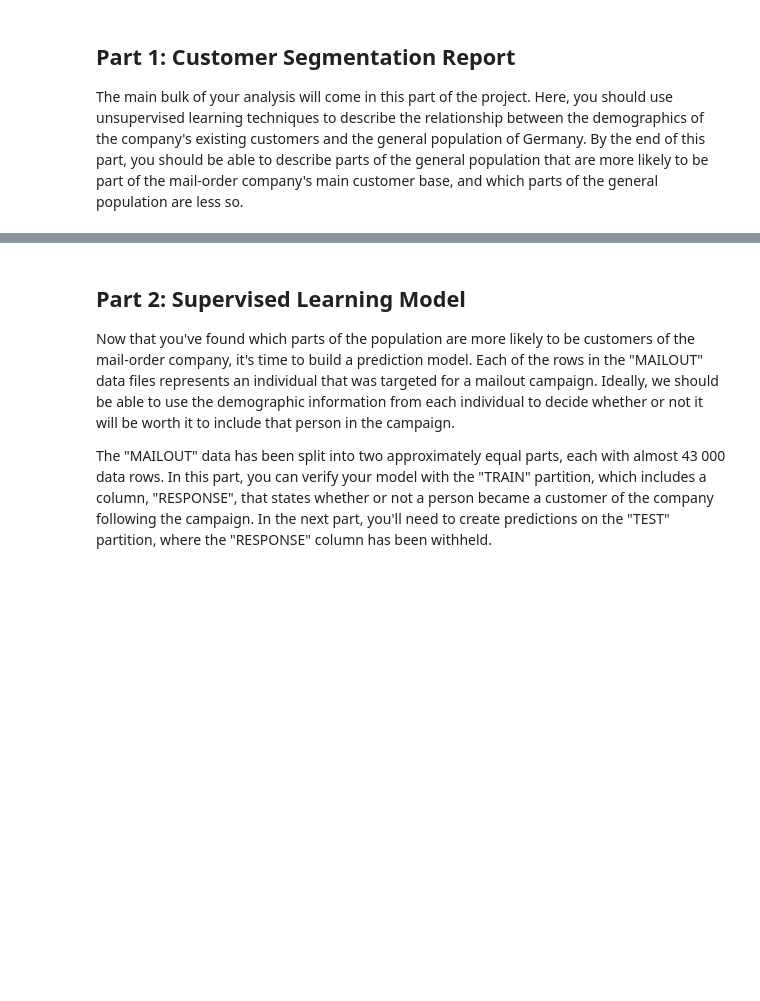
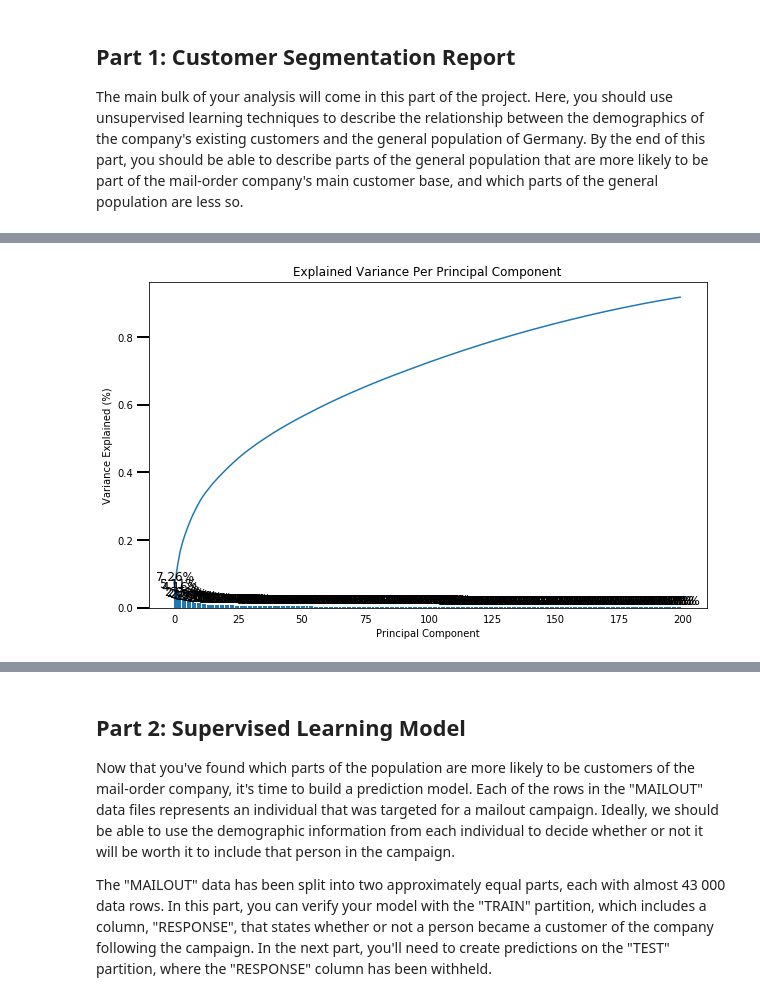
Before and after one commit to ursulahneumann/Arvato_capstone, a Jupyter notebook: Arvato_capstone.ipynb, the cells around one changed output, grey strips where cells are left out. Cells and saved outputs as stored; diff of their text form; code cells hidden in the pictures; blank space fills up the shorter version.

```diff
--- a/Arvato_capstone.ipynb
+++ b/Arvato_capstone.ipynb
@@ -853,0 +924,9 @@ customers_final = pickle.load(open("customers_final.pickle", "rb"))
+# %%
+# Re-apply PCA to the data while selecting to retain 200 components.
+azdias_pca_200, azdias_X_pca_200 = do_pca(200, azdias_final)
+# %%
+# Investigate the variance accounted for by each principal component
+# when 20 components are used
+scree_plot(azdias_pca_200)
+# %% [output]
+[figure, added]
```
Also changed, not shown: parts of 8 cells of this notebook.
